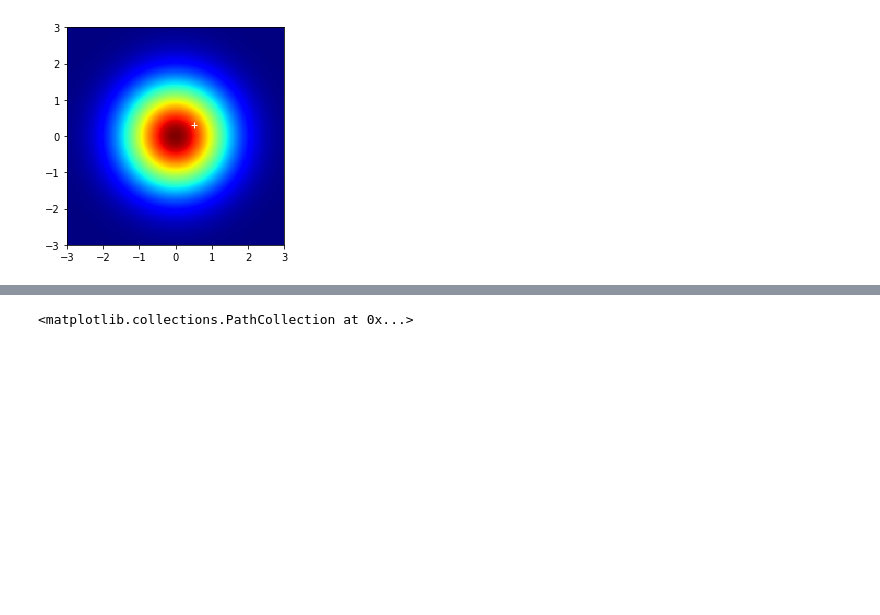
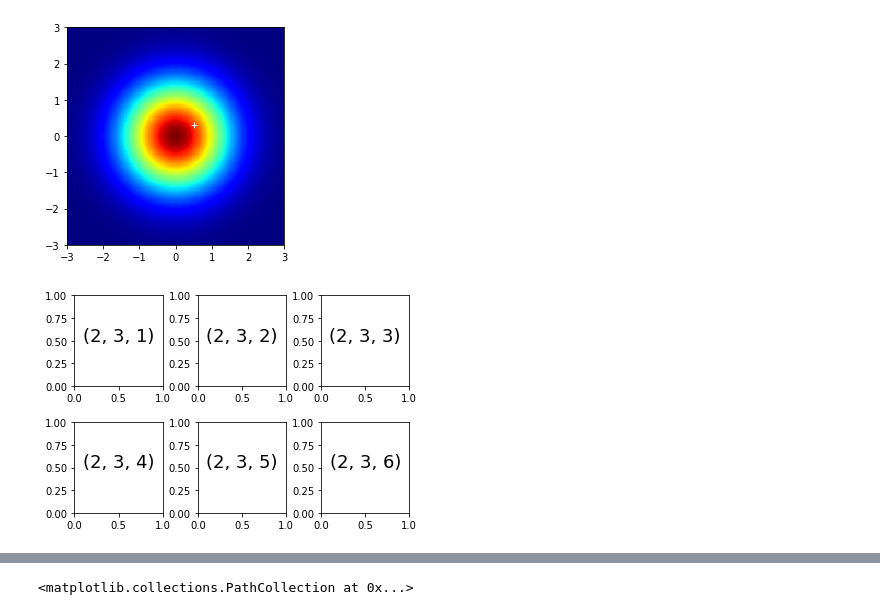
Before and after one commit to AnkitDimri/Machine-Learning, a Jupyter notebook: prior_posterior.ipynb, the cells around one changed output, grey strips where cells are left out. Saved outputs shown, nothing was run; the diff lists cells and outputs as text; code cells hidden in the pictures; blank space fills up the shorter version.

```diff
--- a/prior_posterior.ipynb
+++ b/prior_posterior.ipynb
@@ -29,3 +30,12 @@ plt.pcolormesh (W0, W1, norm.pdf (W0) * norm.pdf (W1), cmap=plt.cm.jet)
 # %% [output]
 <matplotlib.collections.QuadMesh at 0x...>
 [figure]
+# %%
+fig = plt.figure()
+fig.subplots_adjust(hspace=0.4, wspace=0.4)
+for i in range(1, 7):
+    ax = fig.add_subplot(2, 3, i)
+    ax.text(0.5, 0.5, str((2, 3, i)),
+           fontsize=18, ha='center')
+# %% [output]
+[figure, added]
```
Also changed, not shown: parts of 3 cells of this notebook.
